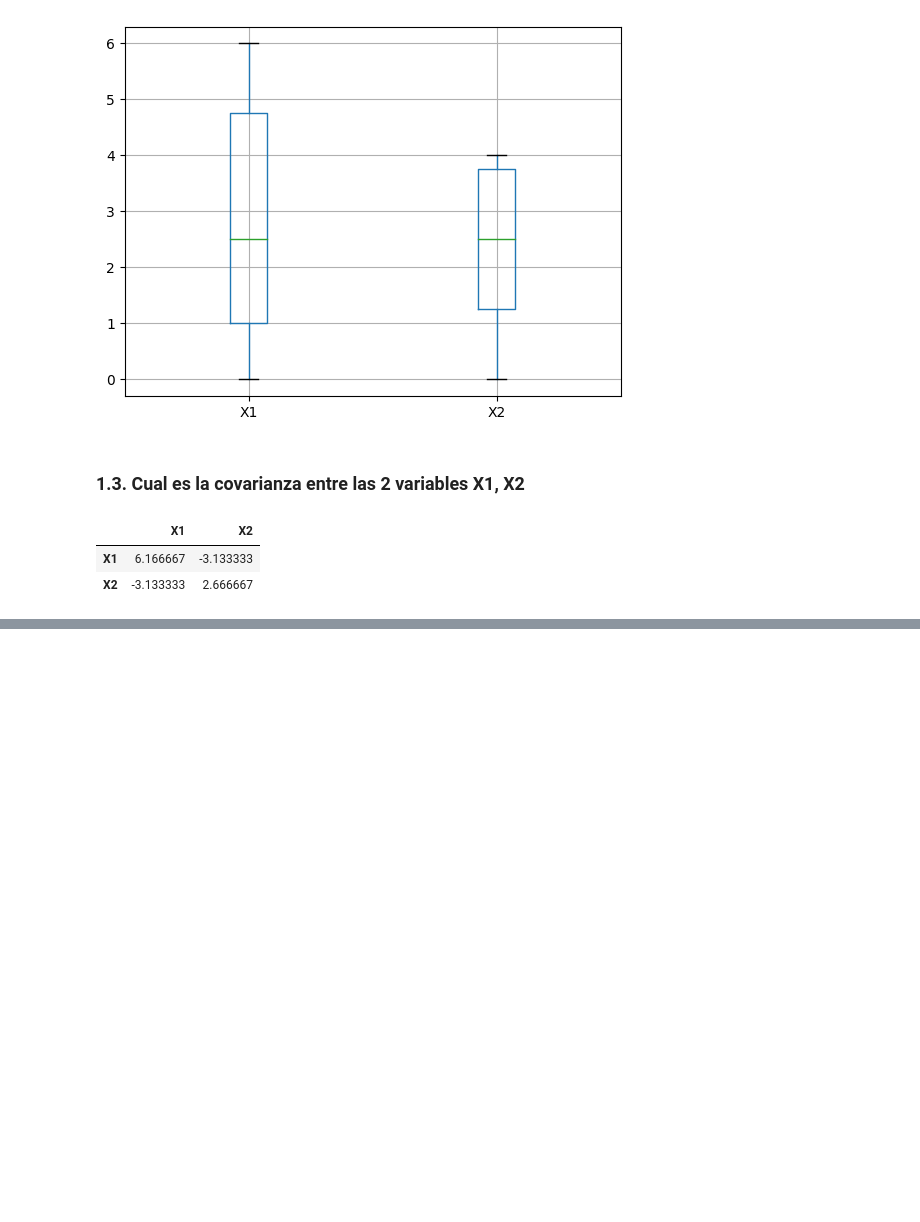
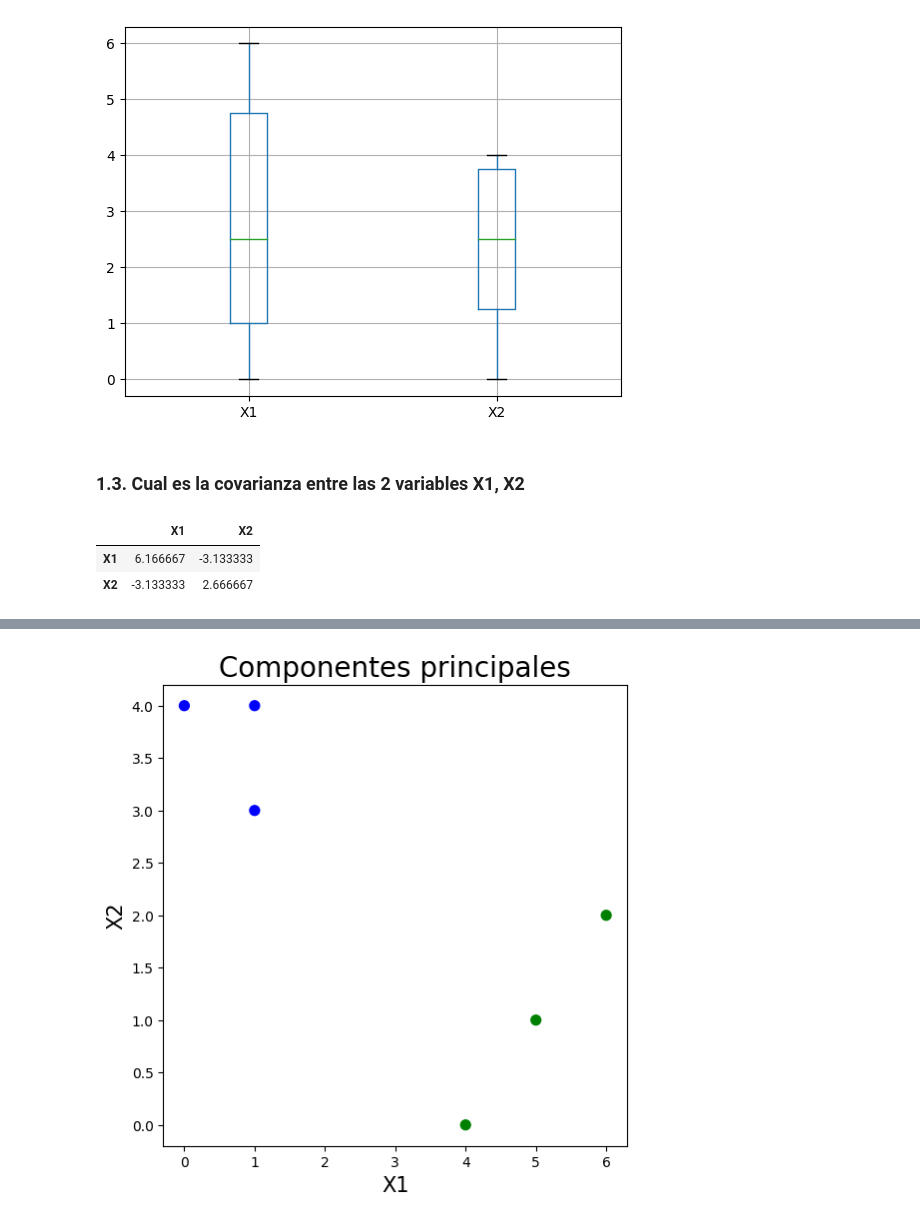
Before and after one commit to JuanMorales4619/Estadistica-3, a Jupyter notebook: Tarea 1/src/notebook/Punto1.ipynb, the cells around one changed output, grey strips where cells are left out. Cells and saved outputs as stored; diff of their text form; code cells hidden in the pictures; blank space fills up the shorter version.

```diff
--- a/Tarea 1/src/notebook/Punto1.ipynb
+++ b/Tarea 1/src/notebook/Punto1.ipynb
@@ -64,0 +93,3 @@ dataSheet.cov()
+# %%
+dataSheetNorm = (dataSheet-dataSheet.min())/(dataSheet.max()-dataSheet.min())
+dataSheetNorm
@@ -64,0 +105,3 @@ dataSheet.cov()
+# %%
+clustering = KMeans(n_clusters=2,max_iter=300)
+clustering.fit(dataSheetNorm)
@@ -64,0 +110,3 @@ dataSheet.cov()
+# %%
+dataSheet['KMeans_Clusters'] = clustering.labels_
+dataSheet.head()
@@ -64,0 +121,12 @@ dataSheet.cov()
+# %%
+fig = plt.figure(figsize=(6,6))
+ax = fig.add_subplot(1,1,1)
+ax.set_xlabel('X1',fontsize = 15)
+ax.set_ylabel('X2',fontsize = 15)
+ax.set_title('Componentes principales',fontsize = 20)
+
+color_theme = np.array(["blue","green"])
+ax.scatter(x = dataSheet['X1'], y = dataSheet['X2'], c = color_theme[dataSheet['KMeans_Clusters']],s = 50)
+plt.show()
+# %% [output]
+[figure, added]
```
Also changed, not shown: parts of 8 cells of this notebook, 1 other file.
